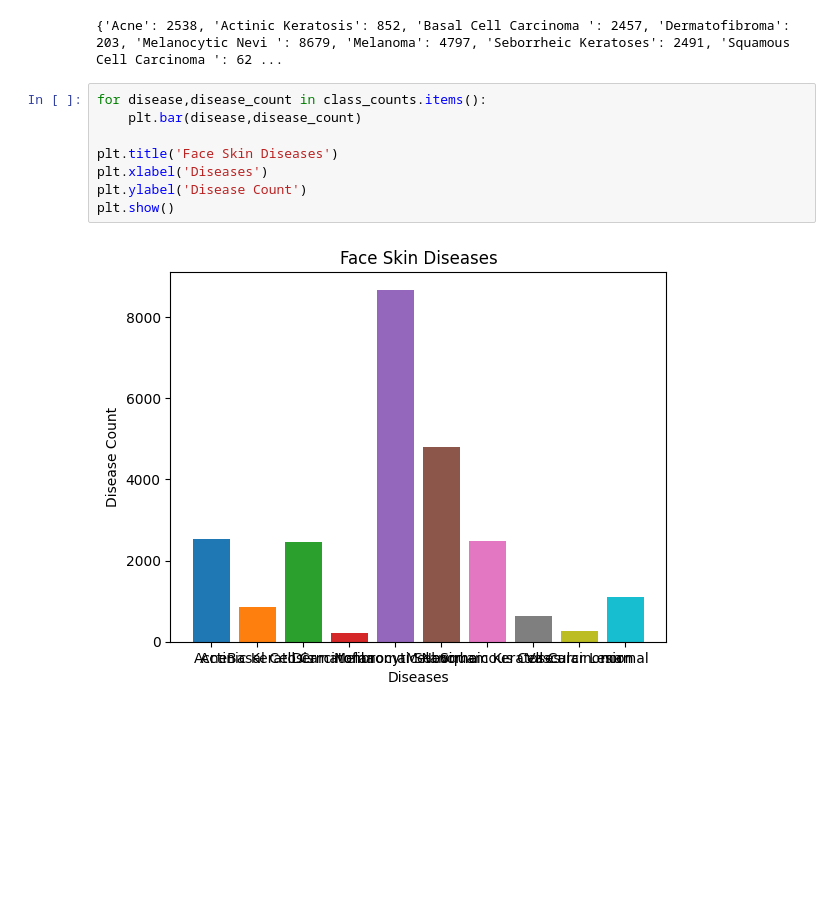
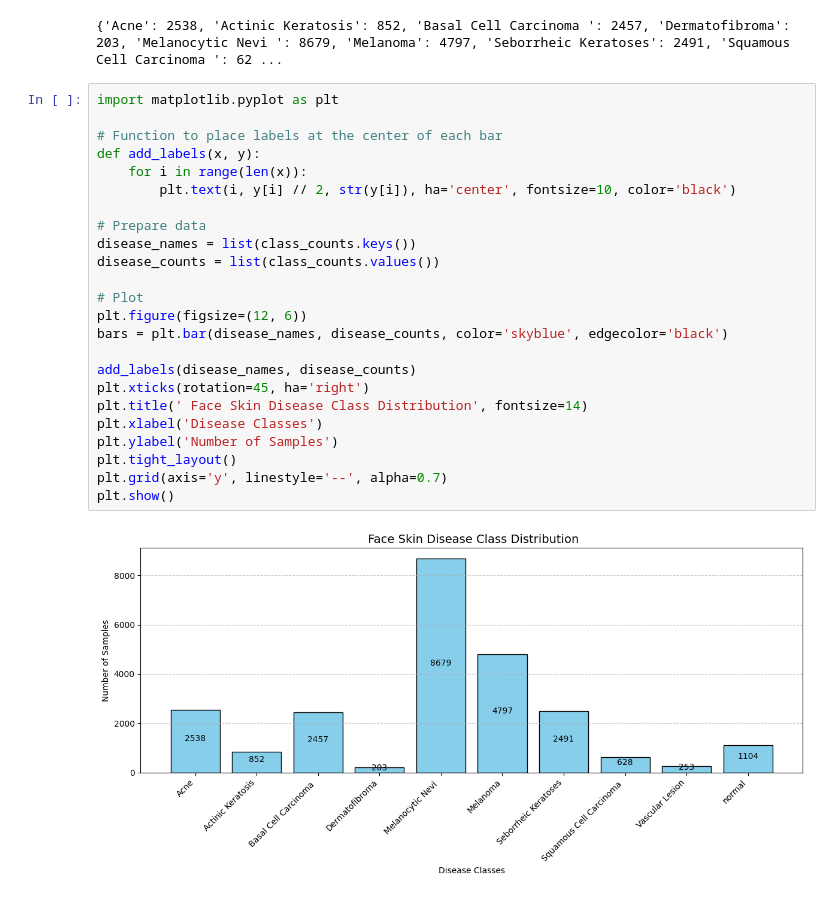
Before and after one commit to jayshivankar/Face-Analysis, a Jupyter notebook: Models/skin_disease_detection.ipynb, the cells around one changed output. Drawn from its saved outputs; the diff is of its cells as text; blank space fills up the shorter version.

Commit message:
Face skin detection model

```diff
--- a/Models/skin_disease_detection.ipynb
+++ b/Models/skin_disease_detection.ipynb
@@ -66,12 +66,28 @@ print(class_counts)
 # %% [output]
 {'Acne': 2538, 'Actinic Keratosis': 852, 'Basal Cell Carcinoma ': 2457, 'Dermatofibroma': 203, 'Melanocytic Nevi ': 8679, 'Melanoma': 4797, 'Seborrheic Keratoses': 2491, 'Squamous Cell Carcinoma ': 62 ...
 # %%
-for disease,disease_count in class_counts.items():
-    plt.bar(disease,disease_count)
+import matplotlib.pyplot as plt
 
-plt.title('Face Skin Diseases')
-plt.xlabel('Diseases')
-plt.ylabel('Disease Count')
+# Function to place labels at the center of each bar
+def add_labels(x, y):
+    for i in range(len(x)):
+        plt.text(i, y[i] // 2, str(y[i]), ha='center', fontsize=10, color='black')
+
+# Prepare data
+disease_names = list(class_counts.keys())
+disease_counts = list(class_counts.values())
+
+# Plot
+plt.figure(figsize=(12, 6))
+bars = plt.bar(disease_names, disease_counts, color='skyblue', edgecolor='black')
+
+add_labels(disease_names, disease_counts)
+plt.xticks(rotation=45, ha='right')
+plt.title(' Face Skin Disease Class Distribution', fontsize=14)
+plt.xlabel('Disease Classes')
+plt.ylabel('Number of Samples')
+plt.tight_layout()
+plt.grid(axis='y', linestyle='--', alpha=0.7)
 plt.show()
 # %% [output]
-[figure, old version]
+[figure, new version]
```
Also changed, not shown: parts of 1 cell of this notebook.
